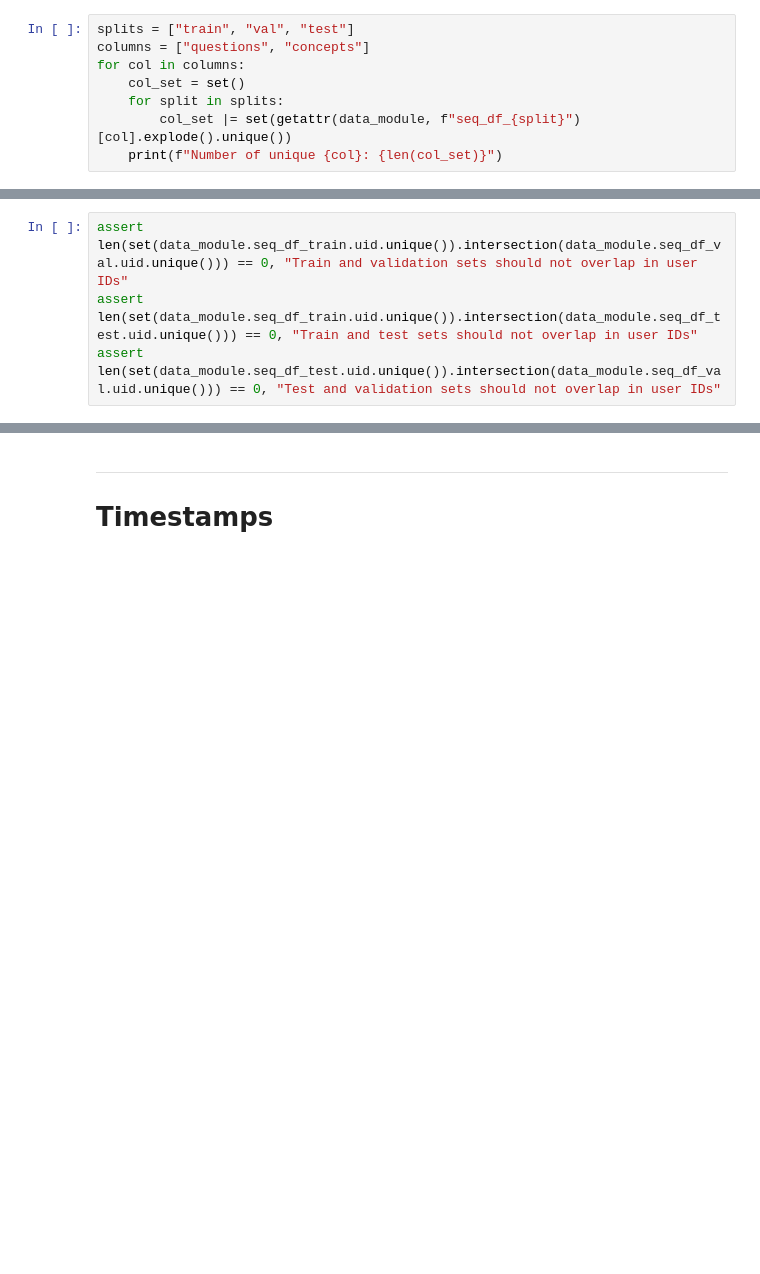
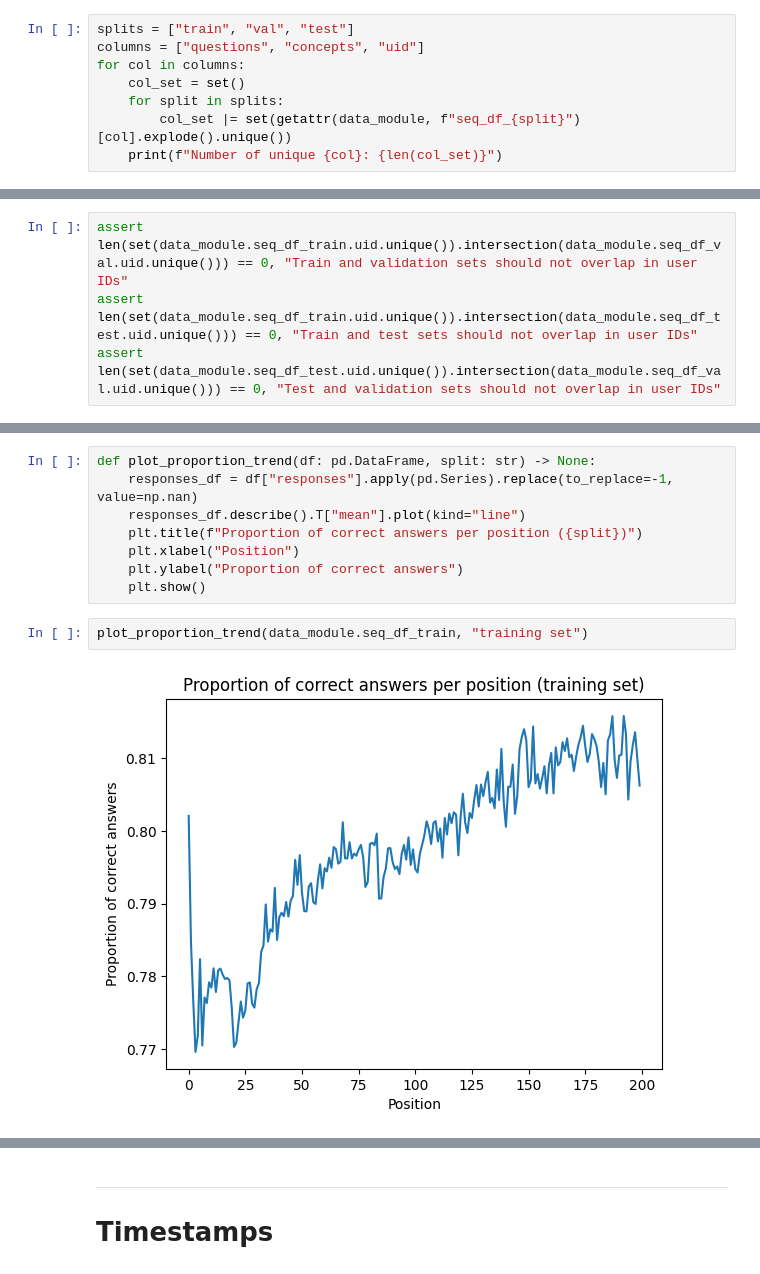
Before and after one commit to roger-yu-ds/XES3G5M, a Jupyter notebook: notebooks/eda.ipynb, the cells around one changed output, grey strips where cells are left out. Drawn from its saved outputs; the diff is of its cells as text; blank space fills up the shorter version.

```diff
--- a/notebooks/eda.ipynb
+++ b/notebooks/eda.ipynb
@@ -103,7 +120,7 @@ data_module.seq_df_train.query("uid == 8854")
 Used for the indexes of the nn.Embedding layers.
 # %%
 splits = ["train", "val", "test"]
-columns = ["questions", "concepts"]
+columns = ["questions", "concepts", "uid"]
 for col in columns:
     col_set = set()
     for split in splits:
@@ -128,0 +214,12 @@ assert len(set(data_module.seq_df_test.uid.unique()).intersection(data_module.se
+# %%
+def plot_proportion_trend(df: pd.DataFrame, split: str) -> None:
+    responses_df = df["responses"].apply(pd.Series).replace(to_replace=-1, value=np.nan)
+    responses_df.describe().T["mean"].plot(kind="line")
+    plt.title(f"Proportion of correct answers per position ({split})")
+    plt.xlabel("Position")
+    plt.ylabel("Proportion of correct answers")
+    plt.show()
+# %%
+plot_proportion_trend(data_module.seq_df_train, "training set")
+# %% [output]
+[figure, added]
```
Also changed, not shown: parts of 65 cells of this notebook.
